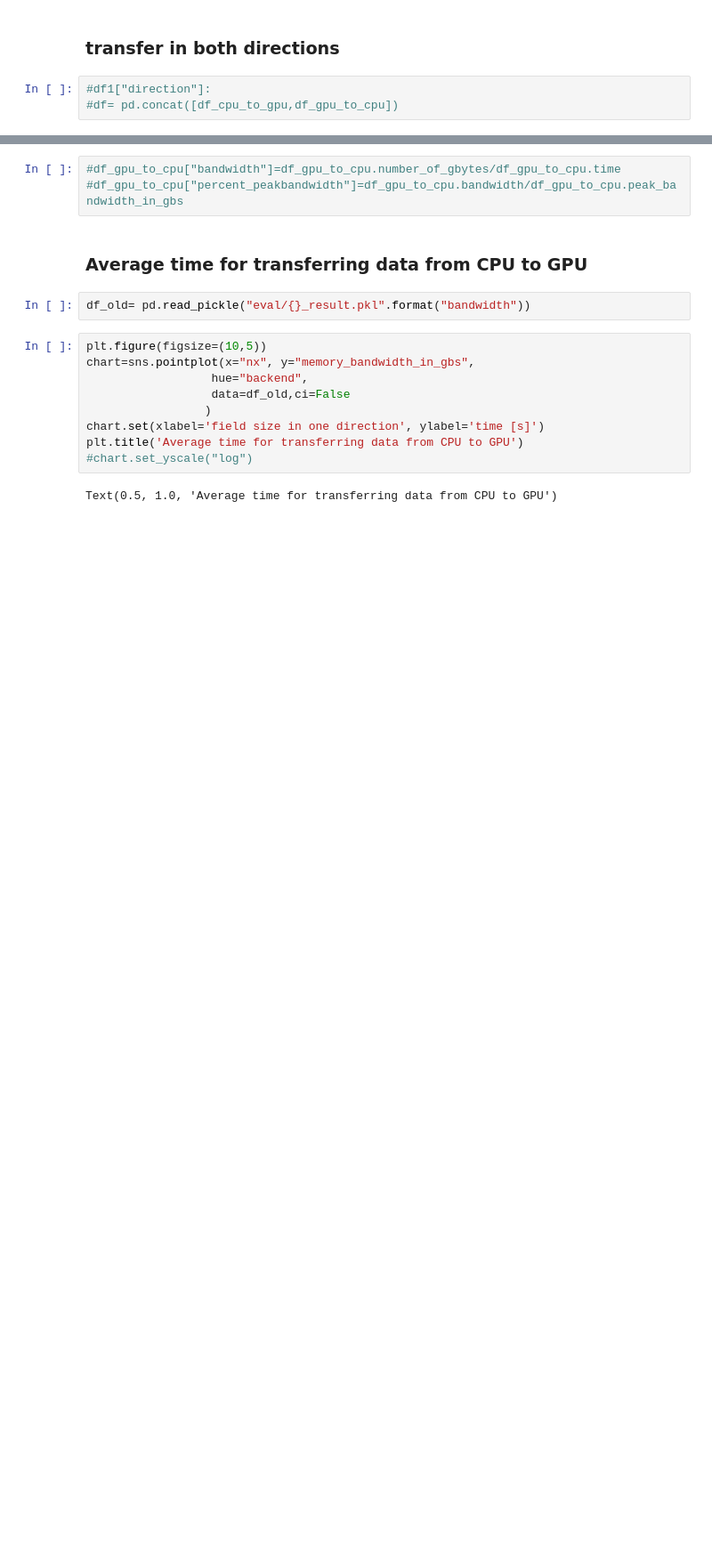
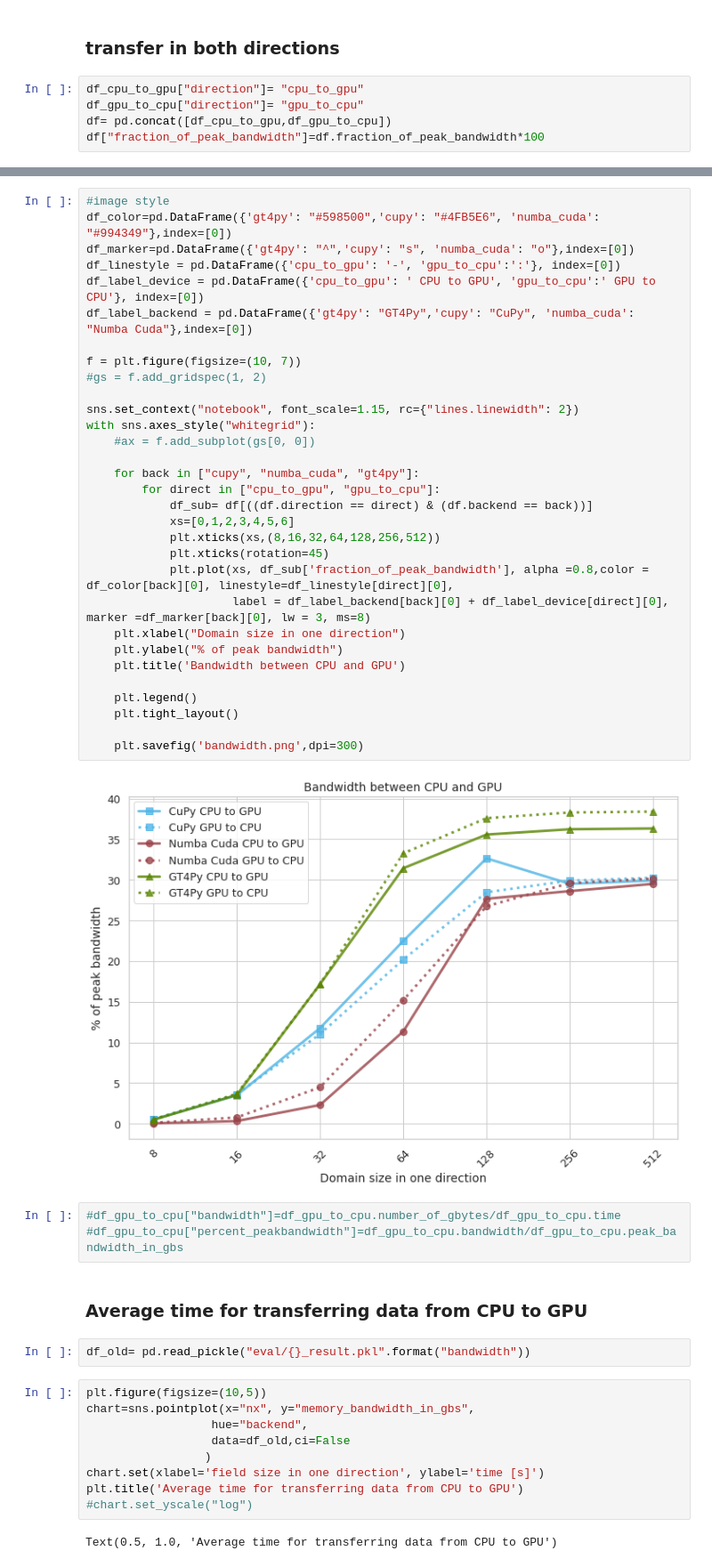
Before and after one commit to lrndrs/HPC4WC_group7, a Jupyter notebook: evaluation_bandwidth.ipynb, the cells around one changed output, grey strips where cells are left out. Shown: that part at 89% size. Drawn from its saved outputs; the diff is of its cells as text; blank space fills up the shorter version.

```diff
--- a/evaluation_bandwidth.ipynb
+++ b/evaluation_bandwidth.ipynb
@@ -101,5 +101,7 @@ plt.savefig('bandwidth3_gpu_to_cpu.png',dpi=300)
 # %% [markdown]
 ### transfer in both directions
 # %%
-#df1["direction"]:
-#df= pd.concat([df_cpu_to_gpu,df_gpu_to_cpu])
+df_cpu_to_gpu["direction"]= "cpu_to_gpu"
+df_gpu_to_cpu["direction"]= "gpu_to_cpu"
+df= pd.concat([df_cpu_to_gpu,df_gpu_to_cpu])
+df["fraction_of_peak_bandwidth"]=df.fraction_of_peak_bandwidth*100
@@ -116,3 +108,36 @@ plt.savefig('bandwidth3_gpu_to_cpu.png',dpi=300)
+# %%
+#image style
+df_color=pd.DataFrame({'gt4py': "#598500",'cupy': "#4FB5E6", 'numba_cuda': "#994349"},index=[0])
+df_marker=pd.DataFrame({'gt4py': "^",'cupy': "s", 'numba_cuda': "o"},index=[0])
+df_linestyle = pd.DataFrame({'cpu_to_gpu': '-', 'gpu_to_cpu':':'}, index=[0])
+df_label_device = pd.DataFrame({'cpu_to_gpu': ' CPU to GPU', 'gpu_to_cpu':' GPU to CPU'}, index=[0])
+df_label_backend = pd.DataFrame({'gt4py': "GT4Py",'cupy': "CuPy", 'numba_cuda': "Numba Cuda"},index=[0])
+
+f = plt.figure(figsize=(10, 7))
+#gs = f.add_gridspec(1, 2)
+
+sns.set_context("notebook", font_scale=1.15, rc={"lines.linewidth": 2})
+with sns.axes_style("whitegrid"):
+    #ax = f.add_subplot(gs[0, 0])
+
+    for back in ["cupy", "numba_cuda", "gt4py"]:
+        for direct in ["cpu_to_gpu", "gpu_to_cpu"]:
+            df_sub= df[((df.direction == direct) & (df.backend == back))]
+            xs=[0,1,2,3,4,5,6]
+            plt.xticks(xs,(8,16,32,64,128,256,512))
+            plt.xticks(rotation=45)
+            plt.plot(xs, df_sub['fraction_of_peak_bandwidth'], alpha =0.8,color = df_color[back][0], linestyle=df_linestyle[direct][0],
+                     label = df_label_backend[back][0] + df_label_device[direct][0], marker =df_marker[back][0], lw = 3, ms=8)
+    plt.xlabel("Domain size in one direction")
+    plt.ylabel("% of peak bandwidth")
+    plt.title('Bandwidth between CPU and GPU')
+
+    plt.legend()
+    plt.tight_layout()
+
+    plt.savefig('bandwidth.png',dpi=300)
+# %% [output]
+[figure, added]
 # %%
 #df_gpu_to_cpu["bandwidth"]=df_gpu_to_cpu.number_of_gbytes/df_gpu_to_cpu.time
 #df_gpu_to_cpu["percent_peakbandwidth"]=df_gpu_to_cpu.bandwidth/df_gpu_to_cpu.peak_bandwidth_in_gbs
```
Also changed, not shown: parts of 5 cells of this notebook, 3 other files.
